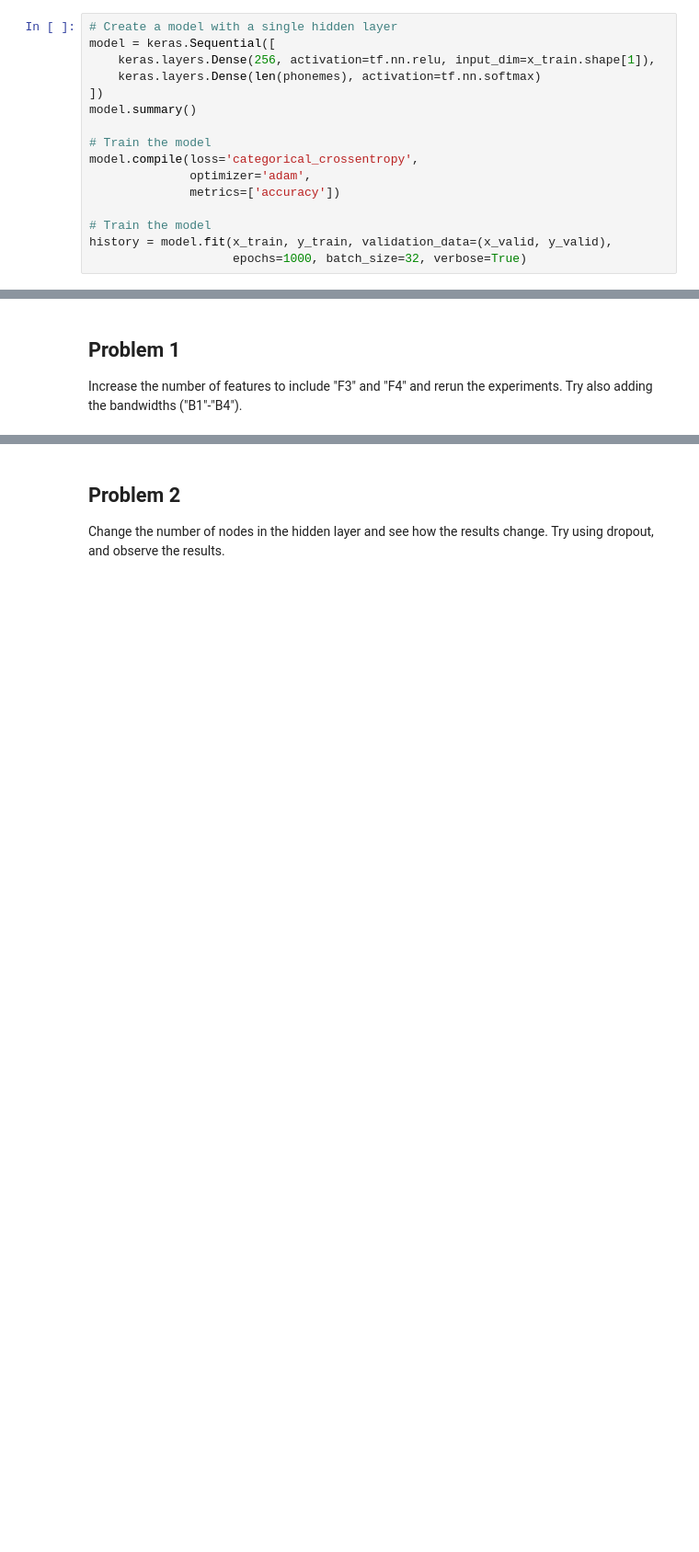
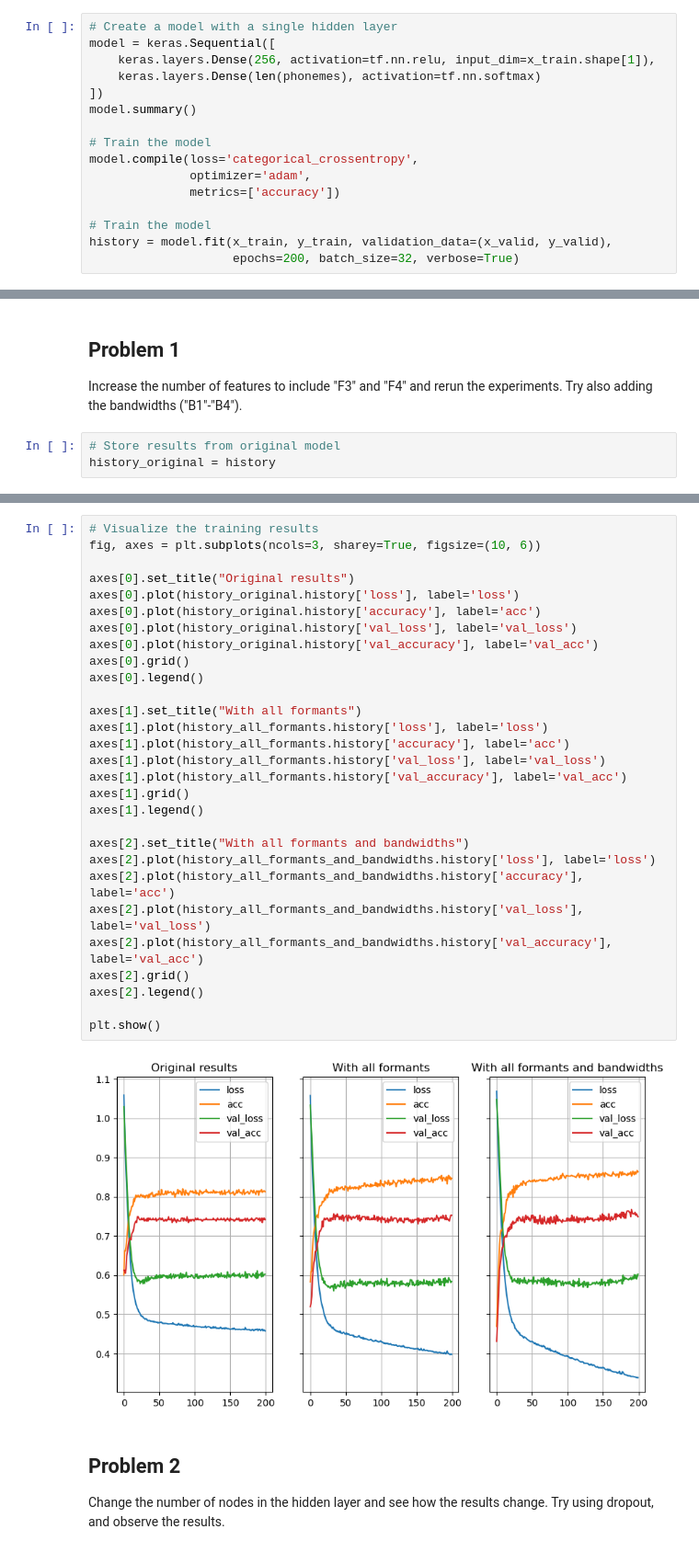
Before and after one commit to sigurdo/maskinlaring_for-signalbehandling, a Jupyter notebook: oving_3/TTT4185_assignment_3a_2022-10-17.ipynb, the cells around one changed output, grey strips where cells are left out. Shown at 92% size. Drawn from its saved outputs; the diff is of its cells as text; blank space fills up the shorter version.

```diff
--- a/oving_3/TTT4185_assignment_3a_2022-10-17.ipynb
+++ b/oving_3/TTT4185_assignment_3a_2022-10-17.ipynb
@@ -67,4 +79,4 @@ model.compile(loss='categorical_crossentropy',
 
 # Train the model
 history = model.fit(x_train, y_train, validation_data=(x_valid, y_valid),
-                    epochs=1000, batch_size=32, verbose=True)
+                    epochs=200, batch_size=32, verbose=True)
@@ -86,3 +121,6 @@ print('Validation accuracy:', score[1])
 # %% [markdown]
 ## Problem 1
 Increase the number of features to include "F3" and "F4" and rerun the experiments. Try also adding the bandwidths ("B1"-"B4").
+# %%
+# Store results from original model
+history_original = history
@@ -89,3 +240,34 @@ Increase the number of features to include "F3" and "F4" and rerun the experimen
+# %%
+# Visualize the training results
+fig, axes = plt.subplots(ncols=3, sharey=True, figsize=(10, 6))
+
+axes[0].set_title("Original results")
+axes[0].plot(history_original.history['loss'], label='loss')
+axes[0].plot(history_original.history['accuracy'], label='acc')
+axes[0].plot(history_original.history['val_loss'], label='val_loss')
+axes[0].plot(history_original.history['val_accuracy'], label='val_acc')
+axes[0].grid()
+axes[0].legend()
+
+axes[1].set_title("With all formants")
+axes[1].plot(history_all_formants.history['loss'], label='loss')
+axes[1].plot(history_all_formants.history['accuracy'], label='acc')
+axes[1].plot(history_all_formants.history['val_loss'], label='val_loss')
+axes[1].plot(history_all_formants.history['val_accuracy'], label='val_acc')
+axes[1].grid()
+axes[1].legend()
+
+axes[2].set_title("With all formants and bandwidths")
+axes[2].plot(history_all_formants_and_bandwidths.history['loss'], label='loss')
+axes[2].plot(history_all_formants_and_bandwidths.history['accuracy'], label='acc')
+axes[2].plot(history_all_formants_and_bandwidths.history['val_loss'], label='val_loss')
+axes[2].plot(history_all_formants_and_bandwidths.history['val_accuracy'], label='val_acc')
+axes[2].grid()
+axes[2].legend()
+
+plt.show()
+# %% [output]
+[figure, added]
 # %% [markdown]
 ## Problem 2
 Change the number of nodes in the hidden layer and see how the results change. Try using dropout, and observe the results.
```
Also changed, not shown: parts of 15 cells of this notebook.
